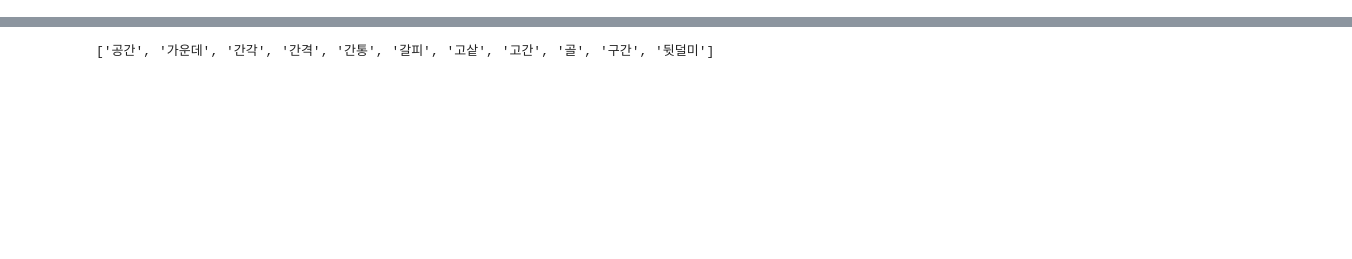
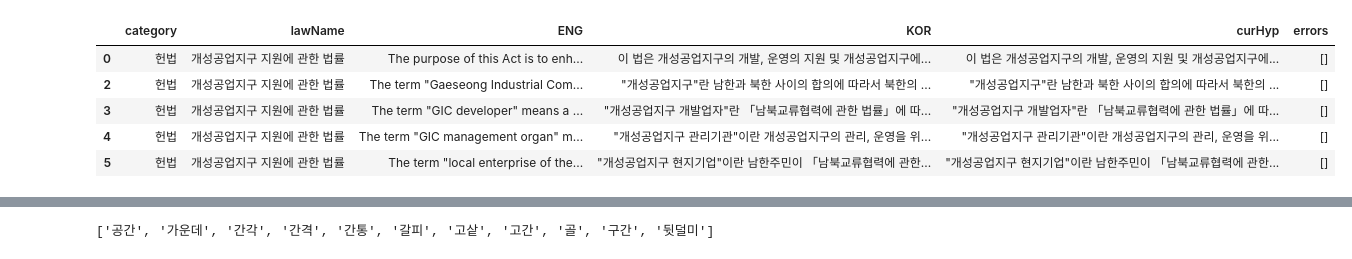
Before and after one commit to tjtmddnjswkd/capstone, a Jupyter notebook: 3_make_errors/e1_make_errors.ipynb, the cells around one changed output, grey strips where cells are left out. Cells and saved outputs as stored; diff of their text form; code cells hidden in the pictures; blank space fills up the shorter version.

```diff
--- a/3_make_errors/e1_make_errors.ipynb
+++ b/3_make_errors/e1_make_errors.ipynb
@@ -22,0 +43,3 @@ df.head()
+# %%
+df["curHyp"] = df.KOR.values
+df.head()
@@ -22,0 +53,10 @@ df.head()
+# %%
+df["errors"] = [[] for _ in range(df.shape[0])]
+df.head()
+# %% [output]
+|  | category | lawName | ENG | KOR | curHyp | errors |
+| 0 | 헌법 | 개성공업지구 지원에 관한 법률 | The purpose of this Act is to enh... | 이 법은 개성공업지구의 개발, 운영의 지원 및 개성공업지구에... | 이 법은 개성공업지구의 개발, 운영의 지원 및 개성공업지구에... | [] |
+| 2 | 헌법 | 개성공업지구 지원에 관한 법률 | The term "Gaeseong Industrial Com... | "개성공업지구"란 남한과 북한 사이의 합의에 따라서 북한의 ... | "개성공업지구"란 남한과 북한 사이의 합의에 따라서 북한의 ... | [] |
+| 3 | 헌법 | 개성공업지구 지원에 관한 법률 | The term "GIC developer" means a ... | "개성공업지구 개발업자"란 「남북교류협력에 관한 법률」에 따... | "개성공업지구 개발업자"란 「남북교류협력에 관한 법률」에 따... | [] |
+| 4 | 헌법 | 개성공업지구 지원에 관한 법률 | The term "GIC management organ" m... | "개성공업지구 관리기관"이란 개성공업지구의 관리, 운영을 위... | "개성공업지구 관리기관"이란 개성공업지구의 관리, 운영을 위... | [] |
+| 5 | 헌법 | 개성공업지구 지원에 관한 법률 | The term "local enterprise of the... | "개성공업지구 현지기업"이란 남한주민이 「남북교류협력에 관한... | "개성공업지구 현지기업"이란 남한주민이 「남북교류협력에 관한... | [] |
```
Also changed, not shown: parts of 39 cells of this notebook.
